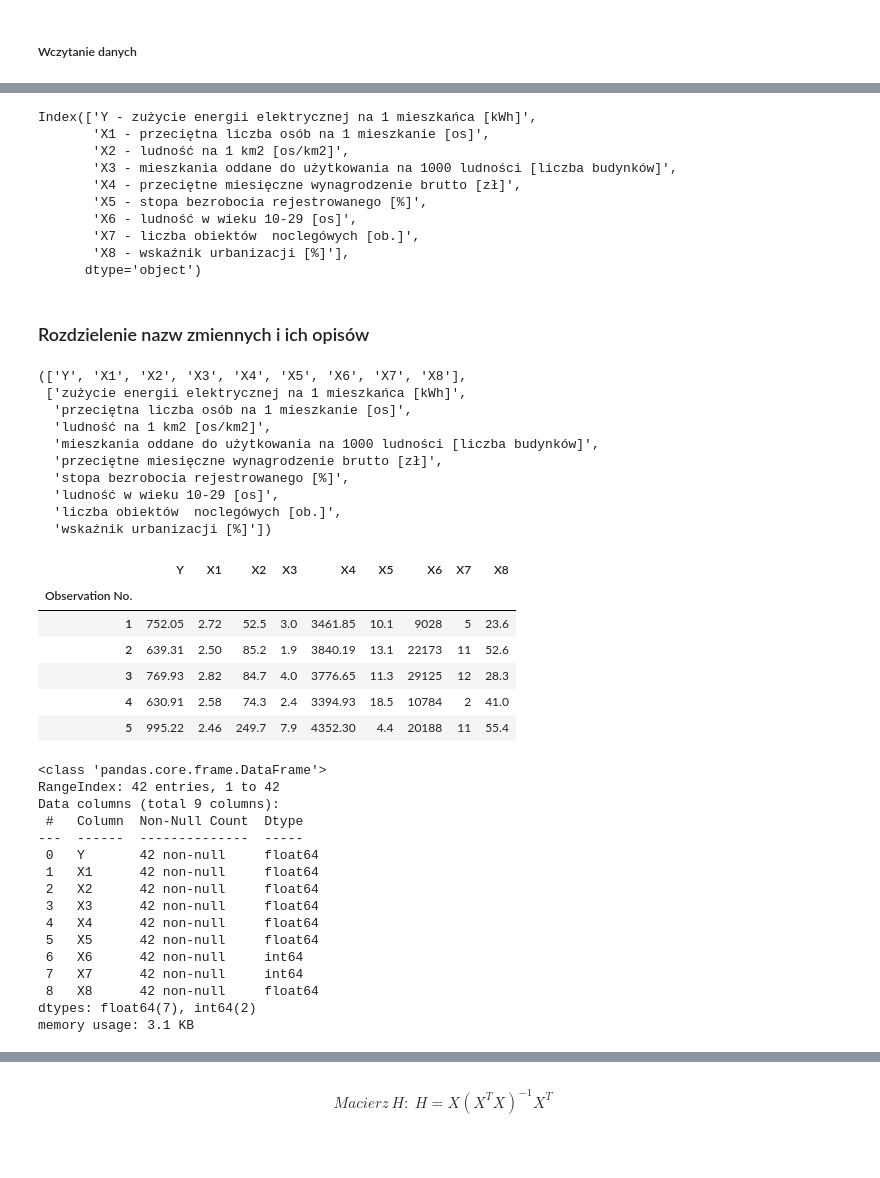
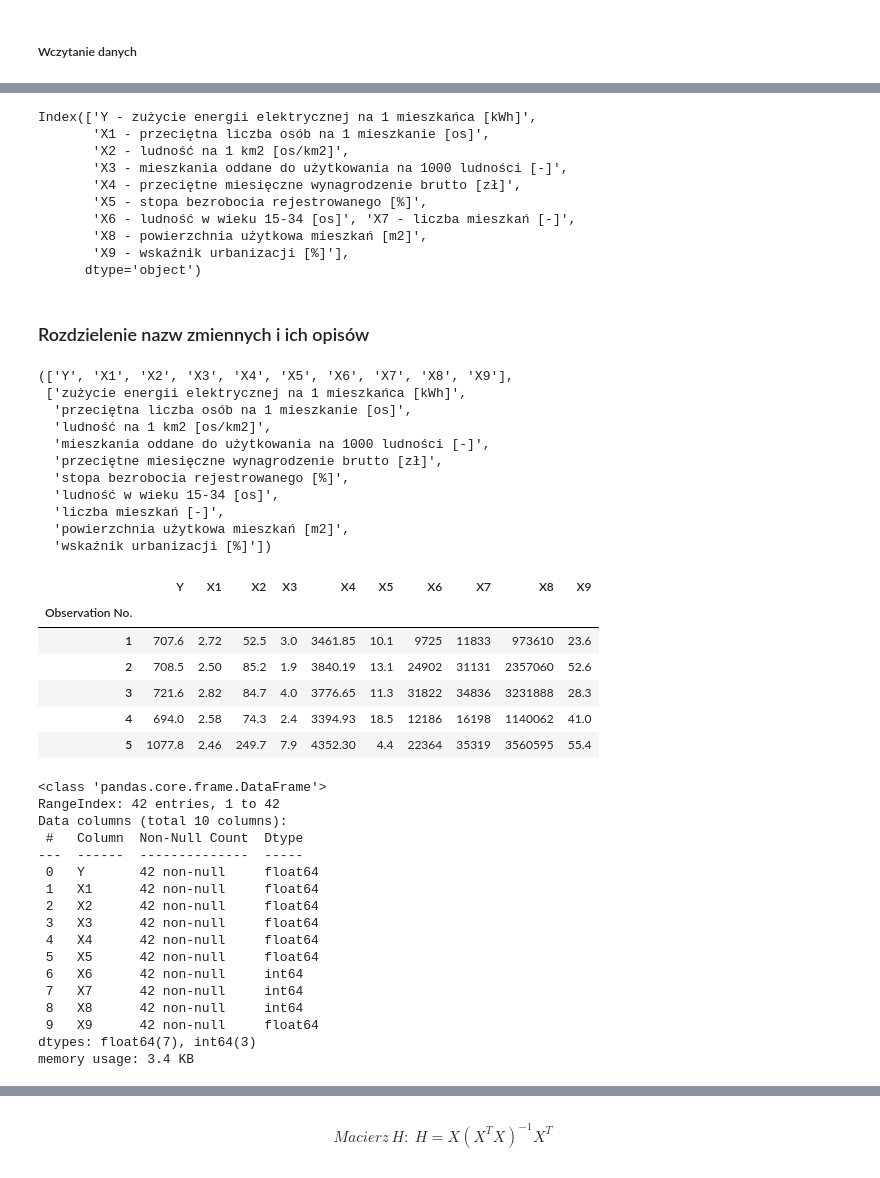
Before and after one commit to Radoslaw-Polak/project_econometry, a Jupyter notebook: projekt.ipynb, the cells around one changed output, grey strips where cells are left out. Drawn from its saved outputs; the diff is of its cells as text; code cells hidden in the pictures.

```diff
--- a/projekt.ipynb
+++ b/projekt.ipynb
@@ -8,10 +8,10 @@ import seaborn as sns
 # %% [markdown]
 ##### Wczytanie danych
 # %%
-data = pd.read_excel('./dane/dane_zuzycie_energii.xlsx', sheet_name='Sheet1')
-data.index = pd.RangeIndex(start=1, stop=43, step=1)
-data.index.name = 'Observation No.'
-data
+energy_cons_df = pd.read_excel('./data/dane_zuzycie_energii.xlsx', sheet_name='Sheet1')
+energy_cons_df.index = pd.RangeIndex(start=1, stop=43, step=1)
+energy_cons_df.index.name = 'Observation No.'
+energy_cons_df
 # %% [output]
 |  | Powiat | Y - zużycie energii elektrycznej ... | X1 - przeciętna liczba osób na 1 ... | X2 - ludność na 1 km2 [os/km2] | ... |
 | Observation No. |  |  |  |  | ... |
@@ -34,52 +34,54 @@ data
 # %%
-data = data.drop(columns='Powiat')
+energy_cons_df = energy_cons_df.drop(columns='Powiat')
 # %%
-print(data.columns)
+print(energy_cons_df.columns)
 # %% [output]
 Index(['Y - zużycie energii elektrycznej na 1 mieszkańca [kWh]',
        'X1 - przeciętna liczba osób na 1 mieszkanie [os]',
        'X2 - ludność na 1 km2 [os/km2]',
-       'X3 - mieszkania oddane do użytkowania na 1000 ludności [liczba budynków]',
+       'X3 - mieszkania oddane do użytkowania na 1000 ludności [-]',
        'X4 - przeciętne miesięczne wynagrodzenie brutto [zł]',
        'X5 - stopa bezrobocia rejestrowanego [%]',
-       'X6 - ludność w wieku 10-29 [os]',
-       'X7 - liczba obiektów  noclegówych [ob.]',
-       'X8 - wskaźnik urbanizacji [%]'],
+       'X6 - ludność w wieku 15-34 [os]', 'X7 - liczba mieszkań [-]',
+       'X8 - powierzchnia użytkowa mieszkań [m2]',
+       'X9 - wskaźnik urbanizacji [%]'],
       dtype='object')
 # %% [markdown]
 ### Rozdzielenie nazw zmiennych i ich opisów
 # %%
-vars = [colname.split(" - ", 1)[0] for colname in data.columns]
-vars_descrpition = [colname.split(" - ", 1)[1] for colname in data.columns]
-vars, vars_descrpition
+vars = [colname.split(" - ", 1)[0] for colname in energy_cons_df.columns]
+vars_description = [colname.split(" - ", 1)[1] for colname in energy_cons_df.columns]
+vars_descr_dict = dict( zip(vars, vars_description) )
+vars, vars_description
 # %% [output]
-(['Y', 'X1', 'X2', 'X3', 'X4', 'X5', 'X6', 'X7', 'X8'],
+(['Y', 'X1', 'X2', 'X3', 'X4', 'X5', 'X6', 'X7', 'X8', 'X9'],
  ['zużycie energii elektrycznej na 1 mieszkańca [kWh]',
   'przeciętna liczba osób na 1 mieszkanie [os]',
   'ludność na 1 km2 [os/km2]',
-  'mieszkania oddane do użytkowania na 1000 ludności [liczba budynków]',
+  'mieszkania oddane do użytkowania na 1000 ludności [-]',
   'przeciętne miesięczne wynagrodzenie brutto [zł]',
   'stopa bezrobocia rejestrowanego [%]',
-  'ludność w wieku 10-29 [os]',
-  'liczba obiektów  noclegówych [ob.]',
+  'ludność w wieku 15-34 [os]',
+  'liczba mieszkań [-]',
+  'powierzchnia użytkowa mieszkań [m2]',
   'wskaźnik urbanizacji [%]'])
 # %%
-data.columns = vars
-data.head()
+energy_cons_df.columns = vars
+energy_cons_df.head()
 # %% [output]
-|  | Y | X1 | X2 | X3 | X4 | X5 | X6 | X7 | X8 |
-| Observation No. |  |  |  |  |  |  |  |  |  |
-| 1 | 752.05 | 2.72 | 52.5 | 3.0 | 3461.85 | 10.1 | 9028 | 5 | 23.6 |
-| 2 | 639.31 | 2.50 | 85.2 | 1.9 | 3840.19 | 13.1 | 22173 | 11 | 52.6 |
-| 3 | 769.93 | 2.82 | 84.7 | 4.0 | 3776.65 | 11.3 | 29125 | 12 | 28.3 |
-| 4 | 630.91 | 2.58 | 74.3 | 2.4 | 3394.93 | 18.5 | 10784 | 2 | 41.0 |
-| 5 | 995.22 | 2.46 | 249.7 | 7.9 | 4352.30 | 4.4 | 20188 | 11 | 55.4 |
+|  | Y | X1 | X2 | X3 | X4 | X5 | X6 | X7 | X8 | X9 |
+| Observation No. |  |  |  |  |  |  |  |  |  |  |
+| 1 | 707.6 | 2.72 | 52.5 | 3.0 | 3461.85 | 10.1 | 9725 | 11833 | 973610 | 23.6 |
+| 2 | 708.5 | 2.50 | 85.2 | 1.9 | 3840.19 | 13.1 | 24902 | 31131 | 2357060 | 52.6 |
+| 3 | 721.6 | 2.82 | 84.7 | 4.0 | 3776.65 | 11.3 | 31822 | 34836 | 3231888 | 28.3 |
+| 4 | 694.0 | 2.58 | 74.3 | 2.4 | 3394.93 | 18.5 | 12186 | 16198 | 1140062 | 41.0 |
+| 5 | 1077.8 | 2.46 | 249.7 | 7.9 | 4352.30 | 4.4 | 22364 | 35319 | 3560595 | 55.4 |
 # %%
-data.info()
+energy_cons_df.info()
 # %% [output]
 <class 'pandas.core.frame.DataFrame'>
 RangeIndex: 42 entries, 1 to 42
-Data columns (total 9 columns):
+Data columns (total 10 columns):
  #   Column  Non-Null Count  Dtype
 ---  ------  --------------  -----
  0   Y       42 non-null     float64
@@ -90,8 +92,9 @@ Data columns (total 9 columns):
  5   X5      42 non-null     float64
  6   X6      42 non-null     int64
  7   X7      42 non-null     int64
- 8   X8      42 non-null     float64
-dtypes: float64(7), int64(2)
-memory usage: 3.1 KB
+ 8   X8      42 non-null     int64
+ 9   X9      42 non-null     float64
+dtypes: float64(7), int64(3)
+memory usage: 3.4 KB
 # %%
 pd.set_option('display.float_format', '{:.2f}'.format)
```
Also changed, not shown: parts of 55 cells of this notebook, 1 other file.
